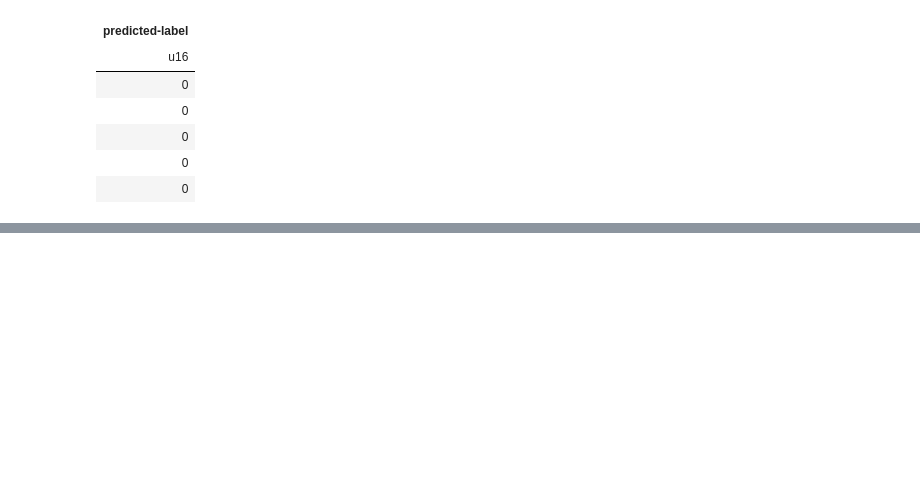
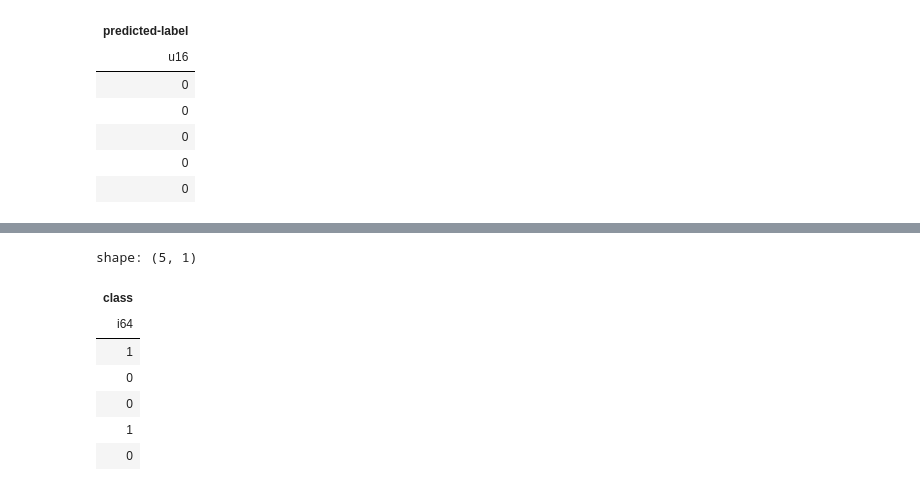
Before and after one commit to yasuomaidana/Data-Analysis, a Jupyter notebook: Classification Analysis/KNN/Mushroom Clustering Polars.ipynb, the cells around one changed output, grey strips where cells are left out. Saved outputs shown, nothing was run; the diff lists cells and outputs as text; code cells hidden in the pictures; blank space fills up the shorter version.

```diff
--- a/Classification Analysis/KNN/Mushroom Clustering Polars.ipynb
+++ b/Classification Analysis/KNN/Mushroom Clustering Polars.ipynb
@@ -136,0 +148,11 @@ pie
+# %%
+encoded_y.head()
+# %% [output]
+shape: (5, 1)
+| class |
+| i64 |
+| 1 |
+| 0 |
+| 0 |
+| 1 |
+| 0 |
```
Also changed, not shown: parts of 13 cells of this notebook, 1 other file.
